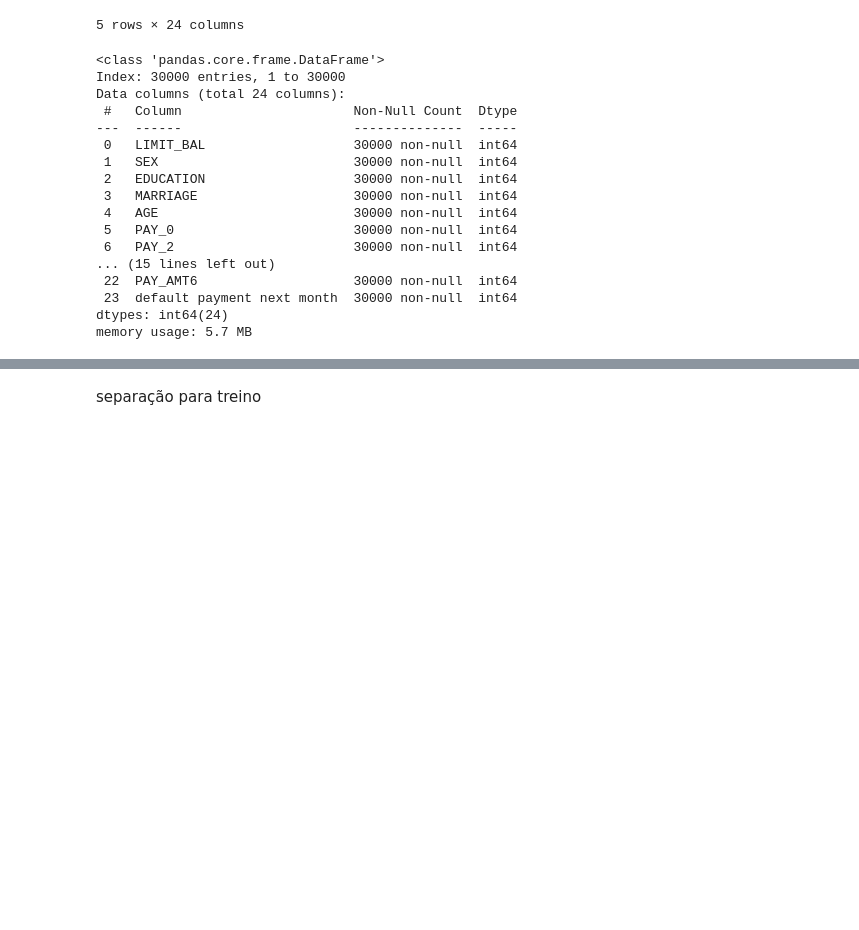
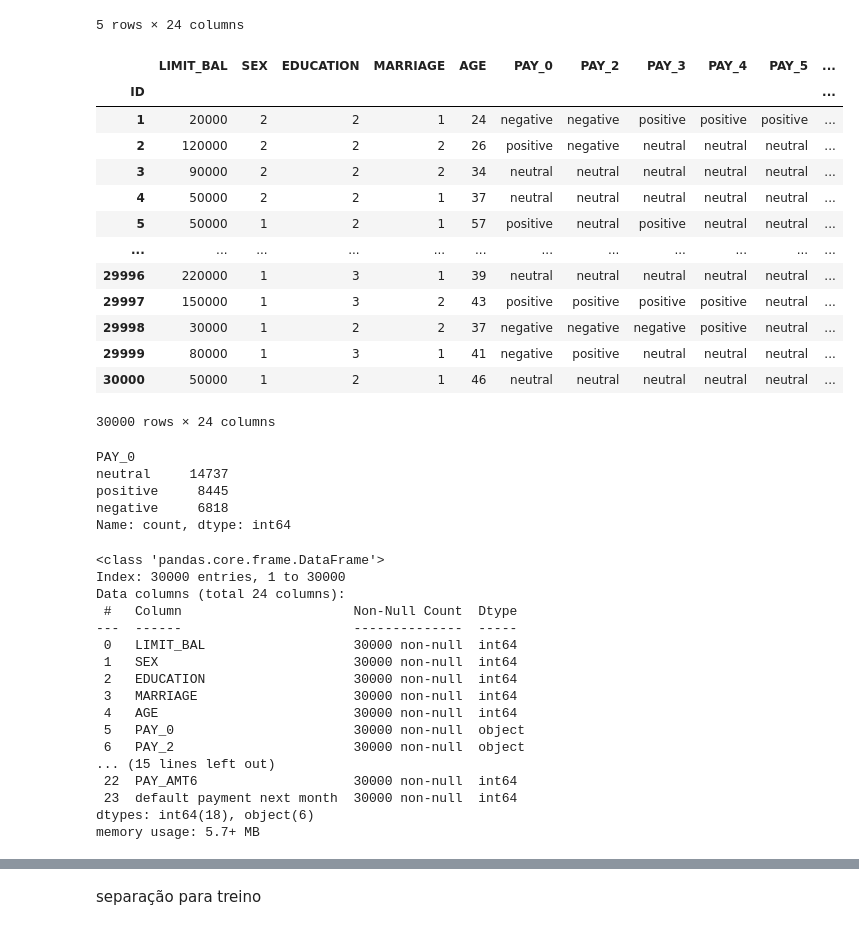
Before and after one commit to Bernardofcr/pos-grad-tcc-study, a Jupyter notebook: credit_card_fraud/cc_fraud_exploration_notebook.ipynb, the cells around one changed output, grey strips where cells are left out. Drawn from its saved outputs; the diff is of its cells as text; code cells hidden in the pictures; blank space fills up the shorter version.

```diff
--- a/credit_card_fraud/cc_fraud_exploration_notebook.ipynb
+++ b/credit_card_fraud/cc_fraud_exploration_notebook.ipynb
@@ -14,6 +14,45 @@ df.head()
 | 4 | 50000 | 2 | 2 | 1 | 37 | 0 | 0 | 0 | 0 | 0 | ... |
 | 5 | 50000 | 1 | 2 | 1 | 57 | -1 | 0 | -1 | 0 | 0 | ... |
 5 rows × 24 columns
+# %%
+def evaluete_cred(e):
+    if e < 0:
+        return "positive"
+    elif e > 0:
+        return "negative"
+    else:
+        return "neutral"
+
+def get_credit_hist(df, col):
+    return df[col].apply(evaluete_cred)
+# %%
+pay_cols = ["PAY_0","PAY_2","PAY_3","PAY_4","PAY_5","PAY_6"]
+for c in pay_cols:
+    df[c] = get_credit_hist(df, c)
+df
+# %% [output]
+|  | LIMIT_BAL | SEX | EDUCATION | MARRIAGE | AGE | PAY_0 | PAY_2 | PAY_3 | PAY_4 | PAY_5 | ... |
+| ID |  |  |  |  |  |  |  |  |  |  | ... |
+| 1 | 20000 | 2 | 2 | 1 | 24 | negative | negative | positive | positive | positive | ... |
+| 2 | 120000 | 2 | 2 | 2 | 26 | positive | negative | neutral | neutral | neutral | ... |
+| 3 | 90000 | 2 | 2 | 2 | 34 | neutral | neutral | neutral | neutral | neutral | ... |
+| 4 | 50000 | 2 | 2 | 1 | 37 | neutral | neutral | neutral | neutral | neutral | ... |
+| 5 | 50000 | 1 | 2 | 1 | 57 | positive | neutral | positive | neutral | neutral | ... |
+| ... | ... | ... | ... | ... | ... | ... | ... | ... | ... | ... | ... |
+| 29996 | 220000 | 1 | 3 | 1 | 39 | neutral | neutral | neutral | neutral | neutral | ... |
+| 29997 | 150000 | 1 | 3 | 2 | 43 | positive | positive | positive | positive | neutral | ... |
+| 29998 | 30000 | 1 | 2 | 2 | 37 | negative | negative | negative | positive | neutral | ... |
+| 29999 | 80000 | 1 | 3 | 1 | 41 | negative | positive | neutral | neutral | neutral | ... |
+| 30000 | 50000 | 1 | 2 | 1 | 46 | neutral | neutral | neutral | neutral | neutral | ... |
+30000 rows × 24 columns
+# %%
+df.PAY_0.value_counts()
+# %% [output]
+PAY_0
+neutral     14737
+positive     8445
+negative     6818
+Name: count, dtype: int64
 # %%
 df.info()
 # %% [output]
@@ -27,13 +66,13 @@ Data columns (total 24 columns):
  2   EDUCATION                   30000 non-null  int64
  3   MARRIAGE                    30000 non-null  int64
  4   AGE                         30000 non-null  int64
- 5   PAY_0                       30000 non-null  int64
- 6   PAY_2                       30000 non-null  int64
+ 5   PAY_0                       30000 non-null  object
+ 6   PAY_2                       30000 non-null  object
 ... (15 lines left out)
  22  PAY_AMT6                    30000 non-null  int64
  23  default payment next month  30000 non-null  int64
-dtypes: int64(24)
-memory usage: 5.7 MB
+dtypes: int64(18), object(6)
+memory usage: 5.7+ MB
 # %%
 num_cols = [
     "LIMIT_BAL",
```
Also changed, not shown: parts of 23 cells of this notebook.
